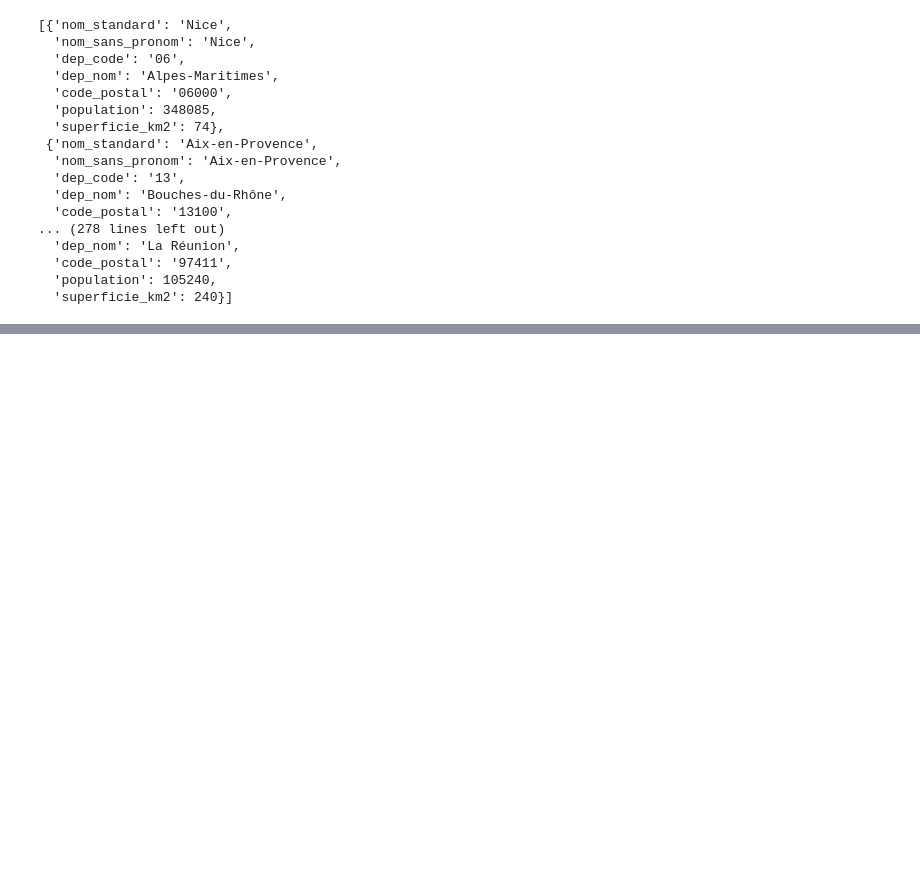
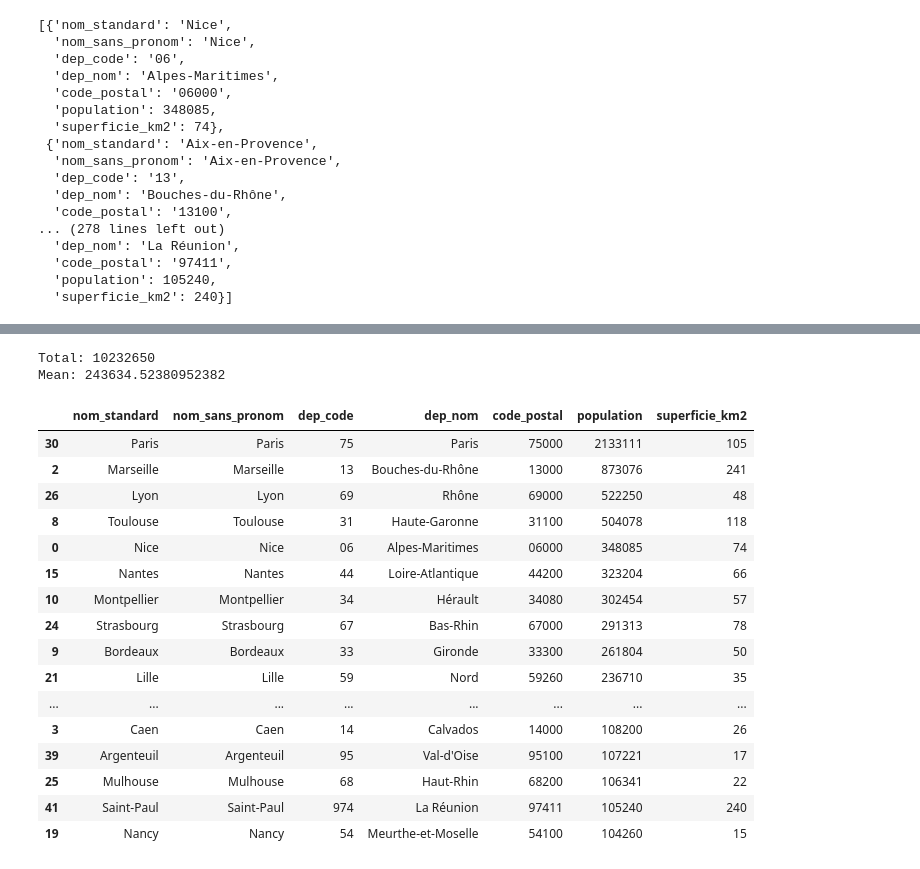
Before and after one commit to matthcol/python202611st, a Jupyter notebook: city_notebook.ipynb, the cells around one changed output, grey strips where cells are left out. Drawn from its saved outputs; the diff is of its cells as text; code cells hidden in the pictures; blank space fills up the shorter version.

```diff
--- a/city_notebook.ipynb
+++ b/city_notebook.ipynb
@@ -111,0 +143,10 @@ cities
+# %%
+df_cities = pd.read_json(
+    'data/villes100k.json',
+    orient='records',
+    dtype={
+        'dep_code': str,
+        'code_postal': str,
+    }
+)
+df_cities.head(6)
@@ -111,0 +190,29 @@ cities
+# %%
+total_population = df_cities.population.sum()
+mean_population = df_cities.population.mean()
+print("Total:", total_population)
+print("Mean:", mean_population)
+# %% [output]
+Total: 10232650
+Mean: 243634.52380952382
+# %%
+df_cities = df_cities.sort_values('population', ascending=False)
+df_cities
+# %% [output]
+|  | nom_standard | nom_sans_pronom | dep_code | dep_nom | code_postal | population | superficie_km2 |
+| 30 | Paris | Paris | 75 | Paris | 75000 | 2133111 | 105 |
+| 2 | Marseille | Marseille | 13 | Bouches-du-Rhône | 13000 | 873076 | 241 |
+| 26 | Lyon | Lyon | 69 | Rhône | 69000 | 522250 | 48 |
+| 8 | Toulouse | Toulouse | 31 | Haute-Garonne | 31100 | 504078 | 118 |
+| 0 | Nice | Nice | 06 | Alpes-Maritimes | 06000 | 348085 | 74 |
+| 15 | Nantes | Nantes | 44 | Loire-Atlantique | 44200 | 323204 | 66 |
+| 10 | Montpellier | Montpellier | 34 | Hérault | 34080 | 302454 | 57 |
+| 24 | Strasbourg | Strasbourg | 67 | Bas-Rhin | 67000 | 291313 | 78 |
+| 9 | Bordeaux | Bordeaux | 33 | Gironde | 33300 | 261804 | 50 |
+| 21 | Lille | Lille | 59 | Nord | 59260 | 236710 | 35 |
+| ... | ... | ... | ... | ... | ... | ... | ... |
+| 3 | Caen | Caen | 14 | Calvados | 14000 | 108200 | 26 |
+| 39 | Argenteuil | Argenteuil | 95 | Val-d'Oise | 95100 | 107221 | 17 |
+| 25 | Mulhouse | Mulhouse | 68 | Haut-Rhin | 68200 | 106341 | 22 |
+| 41 | Saint-Paul | Saint-Paul | 974 | La Réunion | 97411 | 105240 | 240 |
+| 19 | Nancy | Nancy | 54 | Meurthe-et-Moselle | 54100 | 104260 | 15 |
```
Also changed, not shown: parts of 13 cells of this notebook.
